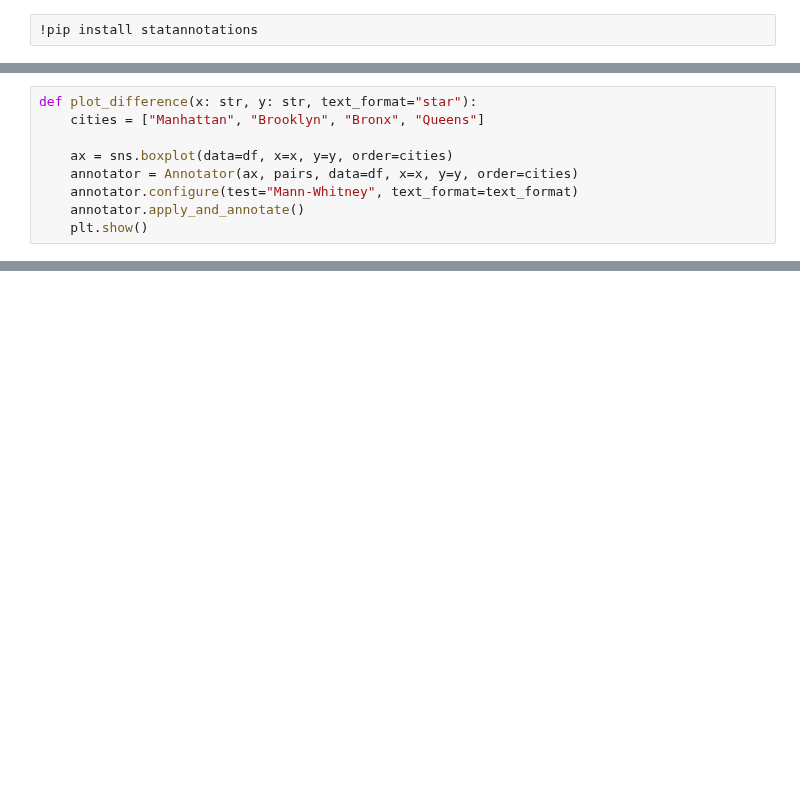
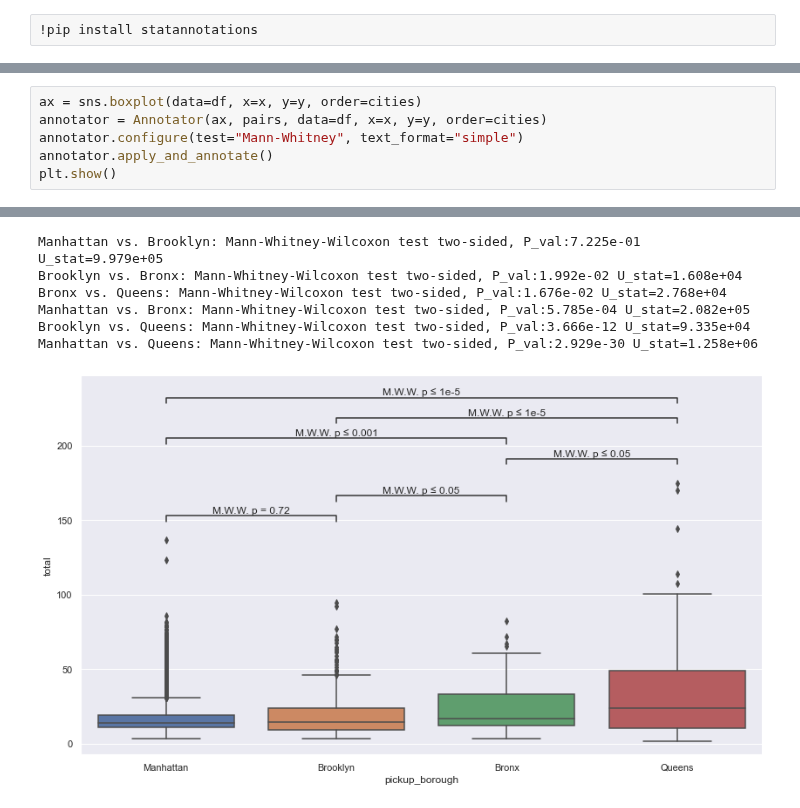
Before and after one commit to khuyentran1401/Data-science, a Jupyter notebook: visualization/statsannotation_example.ipynb, the cells around one changed output, grey strips where cells are left out. Drawn from its saved outputs; the diff is of its cells as text; blank space fills up the shorter version.

```diff
--- a/visualization/statsannotation_example.ipynb
+++ b/visualization/statsannotation_example.ipynb
@@ -109,10 +78,7 @@ Manhattan vs. Queens: Mann-Whitney-Wilcoxon test two-sided, P_val:5.009e-89 U_st
 # %%
-def plot_difference(x: str, y: str, text_format="star"):
-    cities = ["Manhattan", "Brooklyn", "Bronx", "Queens"]
-
-    ax = sns.boxplot(data=df, x=x, y=y, order=cities)
-    annotator = Annotator(ax, pairs, data=df, x=x, y=y, order=cities)
-    annotator.configure(test="Mann-Whitney", text_format=text_format)
-    annotator.apply_and_annotate()
-    plt.show()
+ax = sns.boxplot(data=df, x=x, y=y, order=cities)
+annotator = Annotator(ax, pairs, data=df, x=x, y=y, order=cities)
+annotator.configure(test="Mann-Whitney", text_format="simple")
+annotator.apply_and_annotate()
+plt.show()
 # %% [output]
@@ -119,0 +85,7 @@ def plot_difference(x: str, y: str, text_format="star"):
+Manhattan vs. Brooklyn: Mann-Whitney-Wilcoxon test two-sided, P_val:7.225e-01 U_stat=9.979e+05
+Brooklyn vs. Bronx: Mann-Whitney-Wilcoxon test two-sided, P_val:1.992e-02 U_stat=1.608e+04
+Bronx vs. Queens: Mann-Whitney-Wilcoxon test two-sided, P_val:1.676e-02 U_stat=2.768e+04
+Manhattan vs. Bronx: Mann-Whitney-Wilcoxon test two-sided, P_val:5.785e-04 U_stat=2.082e+05
+Brooklyn vs. Queens: Mann-Whitney-Wilcoxon test two-sided, P_val:3.666e-12 U_stat=9.335e+04
+Manhattan vs. Queens: Mann-Whitney-Wilcoxon test two-sided, P_val:2.929e-30 U_stat=1.258e+06
+[figure, added]
```
Also changed, not shown: parts of 14 cells of this notebook.
